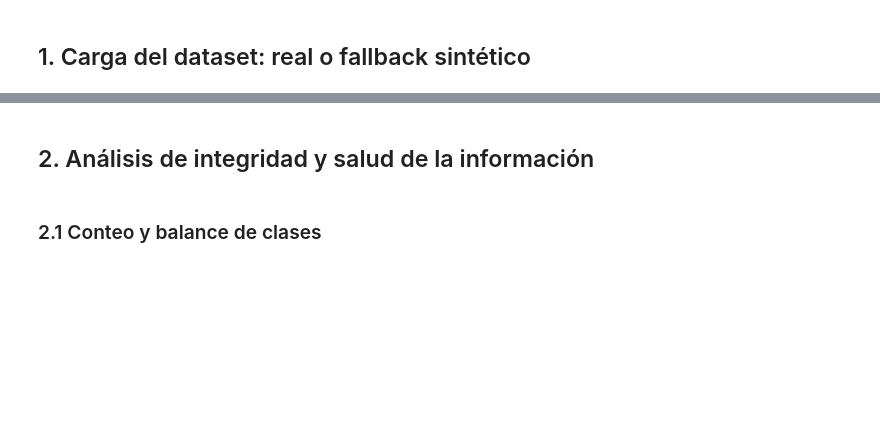
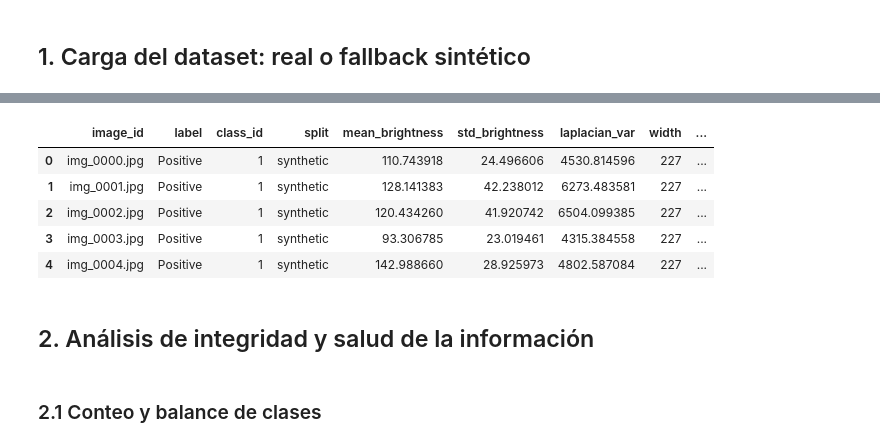
Before and after one commit to justlebadura/structural-risk-vision, a Jupyter notebook: EDA/notebooks/01_clasificacion_grietas.ipynb, the cells around one changed output, grey strips where cells are left out. Cells and saved outputs as stored; diff of their text form; code cells hidden in the pictures; blank space fills up the shorter version.

```diff
--- a/EDA/notebooks/01_clasificacion_grietas.ipynb
+++ b/EDA/notebooks/01_clasificacion_grietas.ipynb
@@ -28,6 +32,9 @@ plt.rcParams["figure.figsize"] = (10, 6)
 plt.rcParams["font.size"] = 11
 np.random.seed(42)
 
-# Directorio de datos (estructura esperada: EDA/data/). Se puede anular con la variable EDA_DATA_DIR.
+# Directorio de datos (estructura esperada: EDA/data/). Se puede anular con la variable de entorno EDA_DATA_DIR.
 DATA_DIR = Path(os.environ.get("EDA_DATA_DIR", "../data"))
-print("Librerías listas. DATA_DIR =", DATA_DIR.resolve())
+# Muestras por clase (0 = dataset completo). El valor por defecto cabe en RAM.
+EDA_SAMPLE_PER_CLASS = int(os.environ.get("EDA_SAMPLE_PER_CLASS", "2000"))
+print("Librerías listas. DATA_DIR =", DATA_DIR)
+print("Muestras por clase:", EDA_SAMPLE_PER_CLASS or "dataset completo")
@@ -35,28 +45,50 @@ print("Librerías listas. DATA_DIR =", DATA_DIR.resolve())
 ## 1. Carga del dataset: real o fallback sintético
 # %%
 # --- 1a. Intentar cargar el dataset REAL ---
-# METU:    EDA/data/metu/Positive/*.jpg   |  EDA/data/metu/Negative/*.jpg
+# METU:    EDA/data/metu/{train,validation,test}/{Positive,Negative}/*.jpg
 # SDNET:   EDA/data/sdnet2018/{C,D,M}/{train,test}/{crack,uncracked}/*.png
 
-def _read(base, pattern, label, cid):
-    out = []
-    for p in sorted(glob.glob(str(base / pattern))):
-        img = cv2.imread(p, cv2.IMREAD_COLOR)
-        if img is not None:
-            out.append((img, Path(p).name, label, cid))
-    return out
+def _list_paths(base, pattern):
+    return sorted(glob.glob(str(base / pattern)))
 
-real = []
+
+def _sample_paths(paths, n, rng):
+    """Muestra reproducible de hasta n rutas por clase (0 = todas)."""
+    if n <= 0 or len(paths) <= n:
+        return list(paths)
+    idx = rng.choice(len(paths), size=n, replace=False)
+    return [paths[i] for i in sorted(idx)]
+
+
+rng = np.random.default_rng(42)
+real_meta = []  # (ruta, etiqueta, class_id, split)
+full_counts = {"Positive": 0, "Negative": 0}
+
 for _split in ["train", "validation", "test"]:
-    real += _read(DATA_DIR / "metu", f"{_split}/Positive/*.jpg", "Positive", 1)
-    real += _read(DATA_DIR / "metu", f"{_split}/Negative/*.jpg", "Negative", 0)
-if not real:
-    for mat in ["C", "D", "M"]:
-        for split in ["train", "test"]:
-            real += _read(DATA_DIR / "sdnet2018", f"{mat}/{split}/crack/*.png", "Positive", 1)
-            real += _read(DATA_DIR / "sdnet2018", f"{mat}/{split}/uncracked/*.png", "Negative", 0)
+    for _label, _cid in [("Positive", 1), ("Negative", 0)]:
+        _paths = _list_paths(DATA_DIR / "metu", f"{_split}/{_label}/*.jpg")
+        full_counts[_label] += len(_paths)
+        real_meta += [(p, _label, _cid, _split) for p in _paths]
 
-SIMULATED = len(real) == 0
+if not real_meta:
+    for _mat in ["C", "D", "M"]:
+        for _split in ["train", "test"]:
+            for _label, _cid, _folder in [("Positive", 1, "crack"), ("Negative", 0, "uncracked")]:
+                _paths = _list_paths(DATA_DIR / "sdnet2018", f"{_mat}/{_split}/{_folder}/*.png")
+                full_counts[_label] += len(_paths)
+                real_meta += [(p, _label, _cid, f"{_mat}/{_split}") for p in _paths]
+
+# Muestra estratificada por clase, reproducible y balanceada.
+if real_meta:
+    sampled_meta = []
+    for _label in ["Positive", "Negative"]:
+        _class_paths = [m for m in real_meta if m[1] == _label]
+        _selected = _sample_paths(_class_paths, EDA_SAMPLE_PER_CLASS, rng)
+        sampled_meta += _selected
+    rng.shuffle(sampled_meta)
+    real_meta = sampled_meta
+
+SIMULATED = len(real_meta) == 0
 IMG_SIZE = (227, 227)
 images_dict = {}
 records = []
@@ -73,7 +105,6 @@ if SIMULATED:
     for i in range(N_POS + N_NEG):
         is_crack = i < N_POS
         img_id = f"img_{i:04d}.jpg"
-        # Brillo separado por clase (concreto sano más claro; grieta introduce oscuridad y borde)
         base = np.random.uniform(90, 150) if is_crack else np.random.uniform(150, 205)
         sigma = 22 if is_crack else 15
         img = np.random.normal(base, sigma, (IMG_SIZE[0], IMG_SIZE[1], 3))
@@ -89,19 +120,30 @@ if SIMULATED:
         gray = cv2.cvtColor(img, cv2.COLOR_RGB2GRAY)
         records.append({
             "image_id": img_id, "label": "Positive" if is_crack else "Negative",
-            "class_id": int(is_crack),
+            "class_id": int(is_crack), "split": "synthetic",
             "mean_brightness": float(img.mean()), "std_brightness": float(img.std()),
             "laplacian_var": float(cv2.Laplacian(gray, cv2.CV_64F).var()),
             "width": IMG_SIZE[1], "height": IMG_SIZE[0], "channels": 3,
             "dtype": str(img.dtype), "is_corrupt": False,
         })
 else:
-    print(f"Dataset REAL cargado: {len(real)} imágenes desde {DATA_DIR}")
-    for img, name, label, cid in real:
-        images_dict[name] = img
+    sampled_pos = sum(1 for m in real_meta if m[1] == "Positive")
+    sampled_neg = sum(1 for m in real_meta if m[1] == "Negative")
+    print("Dataset REAL detectado en:", DATA_DIR)
+    print(f"METU/SDNET completo: {full_counts['Positive']} Positive + {full_counts['Negative']} Negative")
+    print(f"Muestra analizada: {sampled_pos} Positive + {sampled_neg} Negative = {len(real_meta)} imágenes")
+    if EDA_SAMPLE_PER_CLASS > 0:
+        print(f"Submuestreo reproducible: {EDA_SAMPLE_PER_CLASS} por clase (seed=42).")
+    for path, label, cid, split in real_meta:
+        img = cv2.imread(path, cv2.IMREAD_COLOR)
+        if img is None:
+            continue
+        img = cv2.cvtColor(img, cv2.COLOR_BGR2RGB)
+        img_id = f"{split}/{Path(path).name}"
+        images_dict[img_id] = img
         gray = cv2.cvtColor(img, cv2.COLOR_RGB2GRAY)
         records.append({
-            "image_id": name, "label": label, "class_id": cid,
+            "image_id": img_id, "label": label, "class_id": cid, "split": split,
             "mean_brightness": float(img.mean()), "std_brightness": float(img.std()),
             "laplacian_var": float(cv2.Laplacian(gray, cv2.CV_64F).var()),
             "width": img.shape[1], "height": img.shape[0], "channels": img.shape[2],
@@ -111,3 +153,4 @@ else:
 df_a = pd.DataFrame(records)
 print(f"DataFrame de análisis: {len(df_a)} muestras.")
 df_a.head()
+# %% [output]
@@ -114,3 +164,9 @@ df_a.head()
+|  | image_id | label | class_id | split | mean_brightness | std_brightness | laplacian_var | width | ... |
+| 0 | img_0000.jpg | Positive | 1 | synthetic | 110.743918 | 24.496606 | 4530.814596 | 227 | ... |
+| 1 | img_0001.jpg | Positive | 1 | synthetic | 128.141383 | 42.238012 | 6273.483581 | 227 | ... |
+| 2 | img_0002.jpg | Positive | 1 | synthetic | 120.434260 | 41.920742 | 6504.099385 | 227 | ... |
+| 3 | img_0003.jpg | Positive | 1 | synthetic | 93.306785 | 23.019461 | 4315.384558 | 227 | ... |
+| 4 | img_0004.jpg | Positive | 1 | synthetic | 142.988660 | 28.925973 | 4802.587084 | 227 | ... |
 # %% [markdown]
 ## 2. Análisis de integridad y salud de la información
 # %% [markdown]
```
Also changed, not shown: parts of 11 cells of this notebook, 3 other files.
